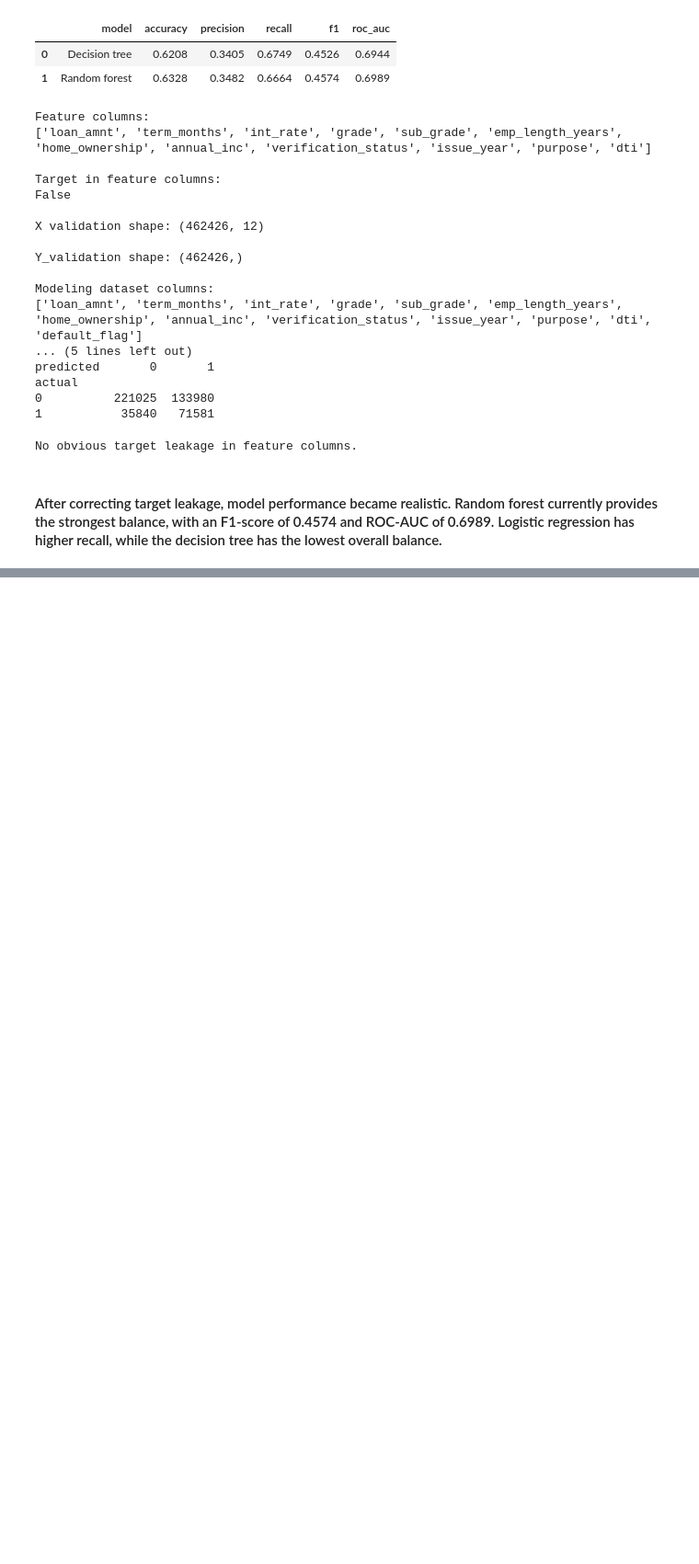
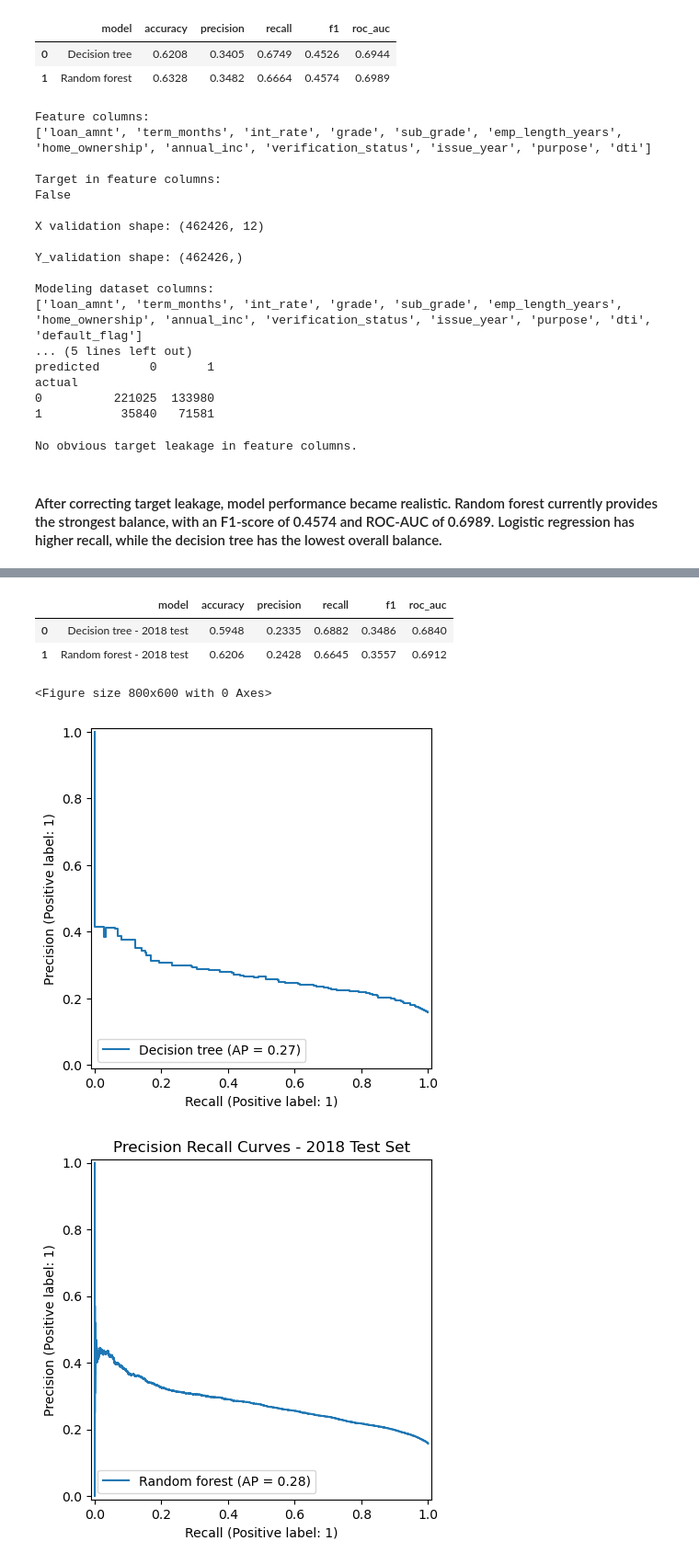
Before and after one commit to brishavrajbahak/loan-default-prediction, a Jupyter notebook: notebooks/05_tree_models.ipynb, the cells around one changed output, grey strips where cells are left out. Shown at 92% size. Drawn from its saved outputs; the diff is of its cells as text; code cells hidden in the pictures; blank space fills up the shorter version.

```diff
--- a/notebooks/05_tree_models.ipynb
+++ b/notebooks/05_tree_models.ipynb
@@ -255,0 +376,44 @@ No obvious target leakage in feature columns.
+# %%
+test_results = pd.DataFrame([
+    evaluate_model(
+        "Decision tree - 2018 test",
+        y_test,
+        tree_test_predictions,
+        tree_test_probabilities,
+    ),
+    evaluate_model(
+        "Random forest - 2018 test",
+        y_test,
+        forest_test_predictions,
+        forest_test_probabilities,
+    ),
+])
+
+display(test_results.round(4))
+# %% [output]
+|  | model | accuracy | precision | recall | f1 | roc_auc |
+| 0 | Decision tree - 2018 test | 0.5948 | 0.2335 | 0.6882 | 0.3486 | 0.6840 |
+| 1 | Random forest - 2018 test | 0.6206 | 0.2428 | 0.6645 | 0.3557 | 0.6912 |
+# %%
+from sklearn.metrics import PrecisionRecallDisplay
+
+plt.figure(figsize=(8,6))
+
+PrecisionRecallDisplay.from_predictions(
+    y_test,
+    tree_test_probabilities,
+    name="Decision tree"
+)
+
+PrecisionRecallDisplay.from_predictions(
+    y_test,
+    forest_test_probabilities,
+    name="Random forest"
+)
+
+plt.title("Precision Recall Curves - 2018 Test Set")
+plt.show()
+# %% [output]
+<Figure size 800x600 with 0 Axes>
+[figure, added]
+[figure, added]
```
Also changed, not shown: parts of 12 cells of this notebook, 1 other file.
